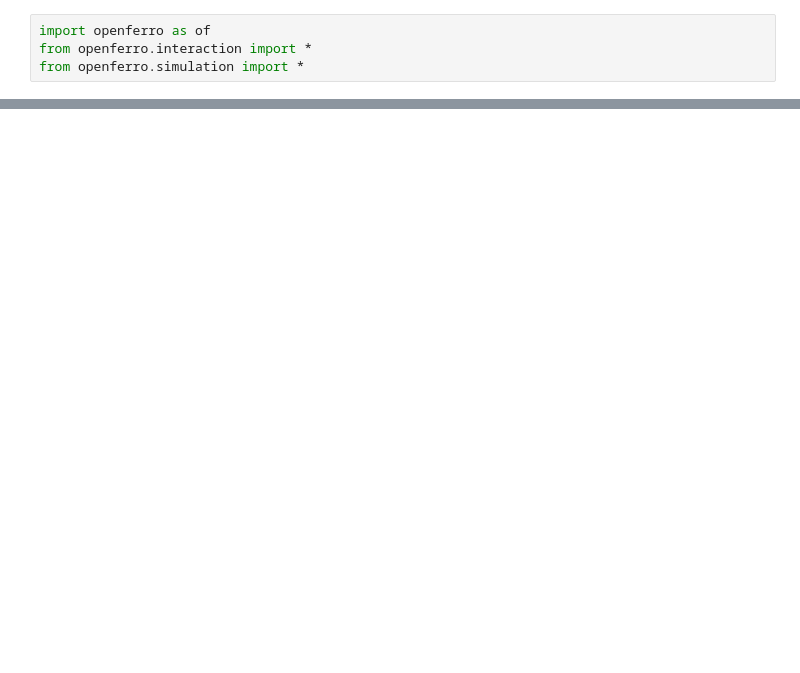
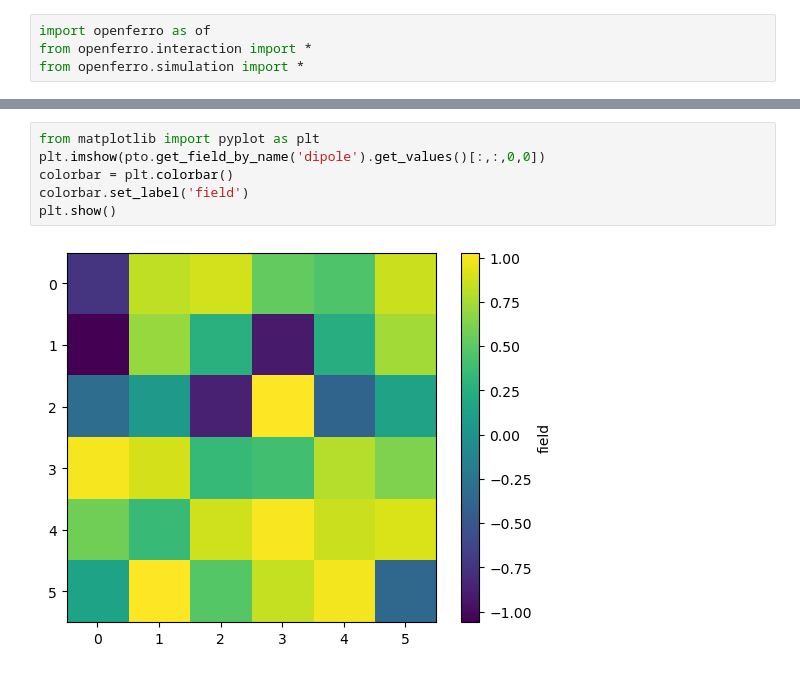
Before and after one commit to salinelake/OpenFerro, a Jupyter notebook: examples/test.ipynb, the cells around one changed output, grey strips where cells are left out. Saved outputs shown, nothing was run; the diff lists cells and outputs as text; blank space fills up the shorter version.

```diff
--- a/examples/test.ipynb
+++ b/examples/test.ipynb
@@ -85,0 +92,8 @@ average field: 0.7970208
+# %%
+from matplotlib import pyplot as plt
+plt.imshow(pto.get_field_by_name('dipole').get_values()[:,:,0,0])
+colorbar = plt.colorbar()
+colorbar.set_label('field')
+plt.show()
+# %% [output]
+[figure, added]
```
Also changed, not shown: parts of 4 cells of this notebook.
